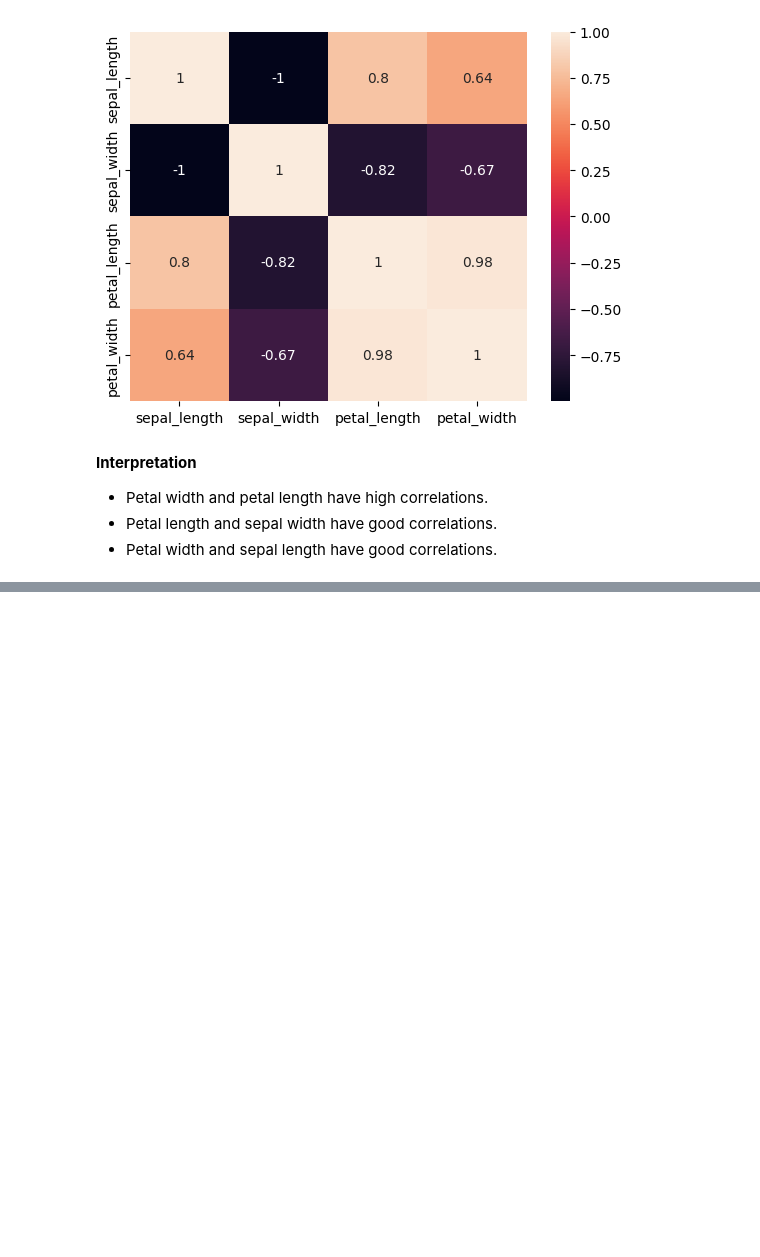
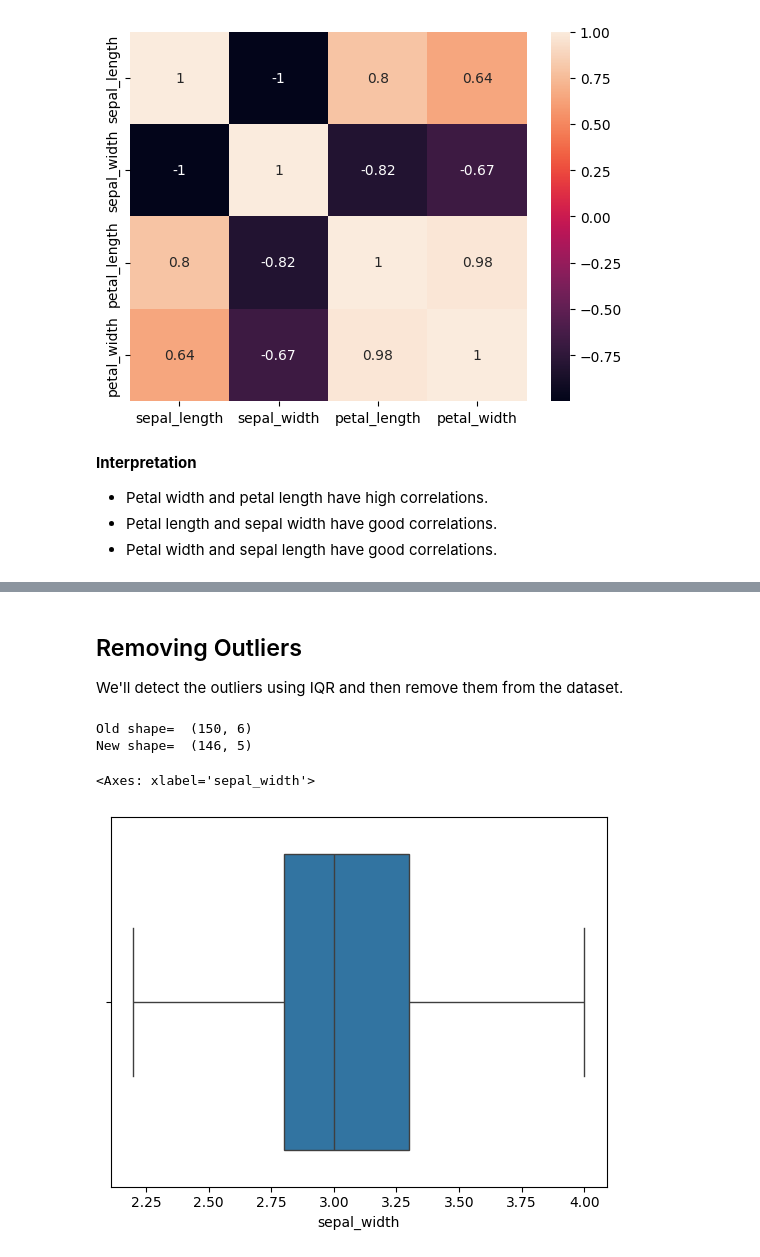
Before and after one commit to Dulyana-Silva/EDA-Iris-Dataset, a Jupyter notebook: Iris.ipynb, the cells around one changed output, grey strips where cells are left out. Drawn from its saved outputs; the diff is of its cells as text; code cells hidden in the pictures; blank space fills up the shorter version.

```diff
--- a/Iris.ipynb
+++ b/Iris.ipynb
@@ -243,0 +257,33 @@ plt.show()
+# %% [markdown]
+## Removing Outliers
+
+We'll detect the outliers using IQR and then remove them from the dataset.
+# %%
+from numpy._core.defchararray import lower
+#IQR
+Q1= np.percentile(df['sepal_width'], 25, interpolation='midpoint')
+
+Q3= np.percentile(df['sepal_width'], 75, interpolation='midpoint')
+
+IQR= Q3-Q1
+
+print("Old shape=  (150, 6) ")
+
+#Upper bound
+Upper = np.where(df['sepal_width'] >= (Q3+1.5*IQR))
+
+#Lower bound
+lower = np.where(df['sepal_width'] <= (Q1-1.5*IQR))
+
+#Removing the Outliers
+df.drop(Upper[0], inplace= True)
+df.drop(lower[0], inplace= True)
+
+print("New shape= ", df.shape)
+
+sns.boxplot(x= 'sepal_width', data = df)
+# %% [output]
+Old shape=  (150, 6)
+New shape=  (146, 5)
+<Axes: xlabel='sepal_width'>
+[figure, added]
```
Also changed, not shown: parts of 4 cells of this notebook.
